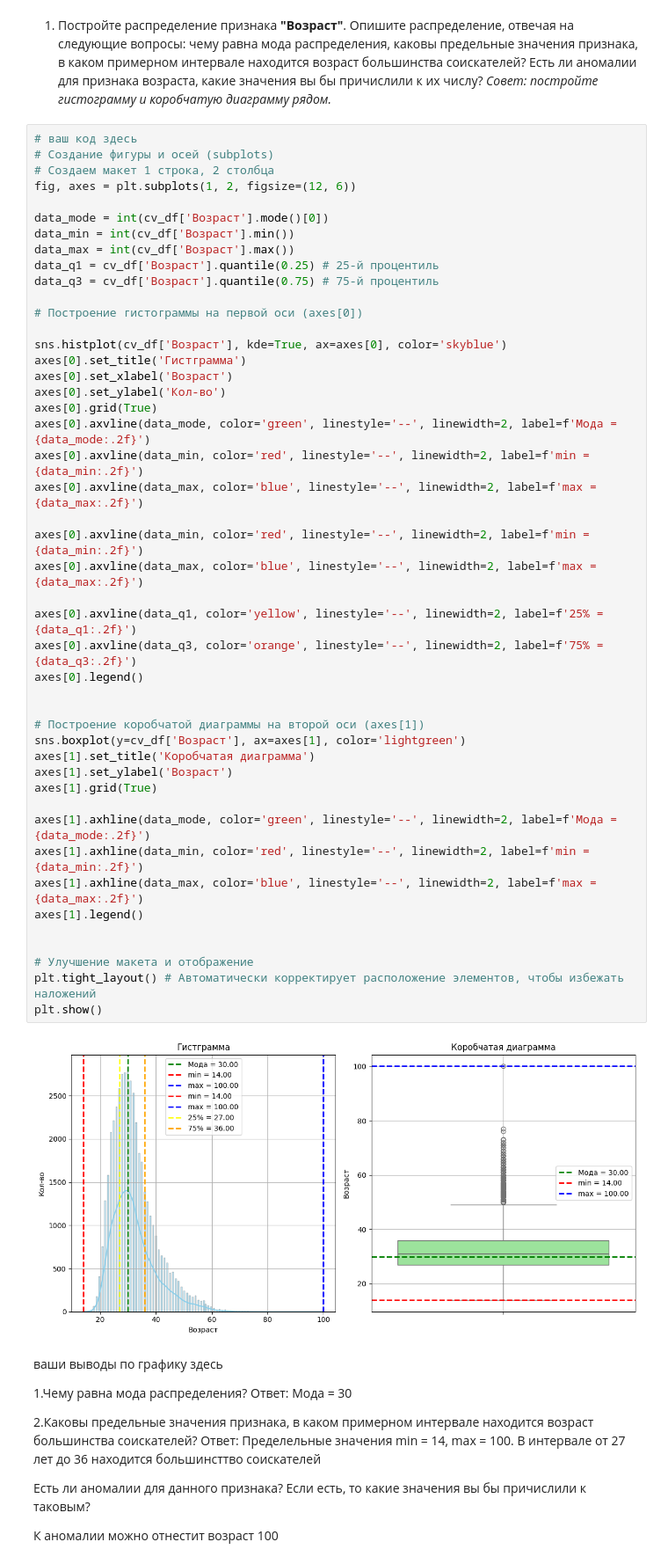
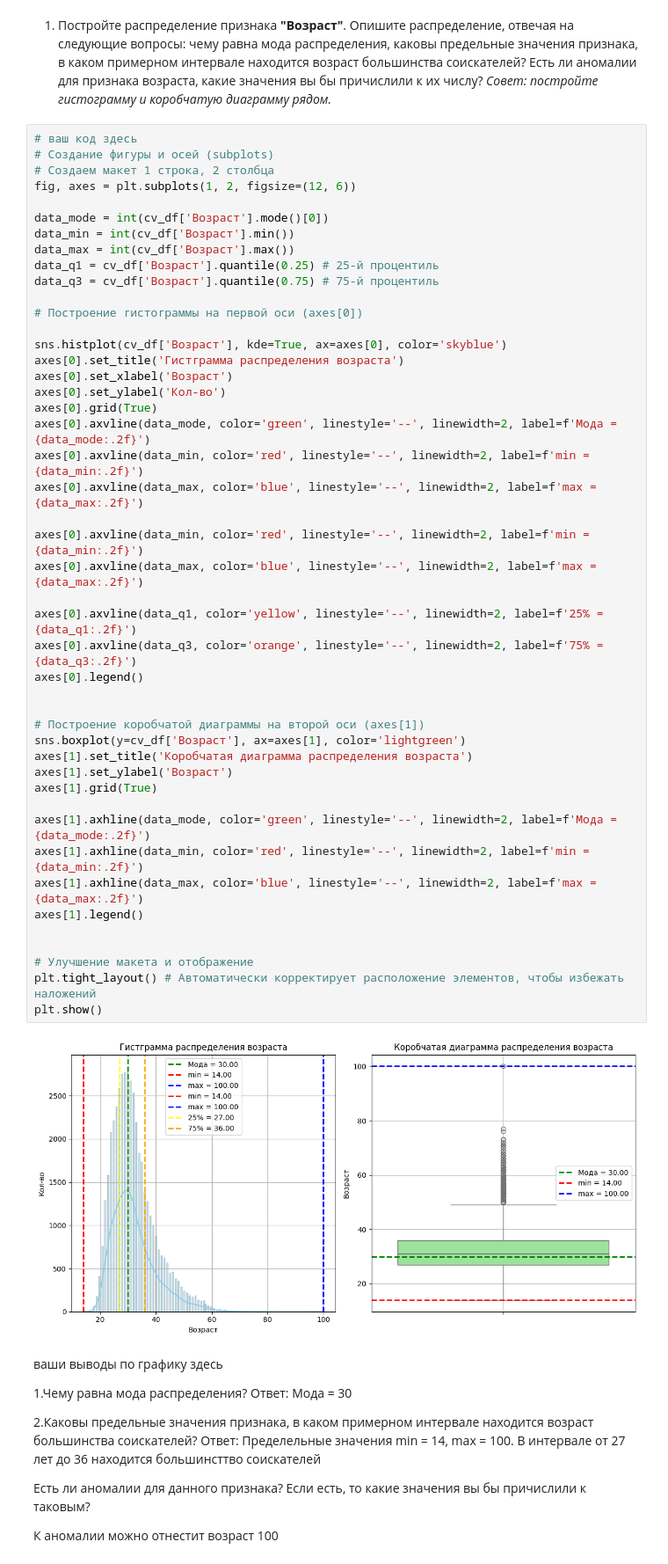
Before and after one commit to GDA-86/HH_PROJECT, a Jupyter notebook: Итоговое задание.ipynb, the cells around one changed output. Shown at 88% size. Drawn from its saved outputs; the diff is of its cells as text.

```diff
--- a/Итоговое задание.ipynb
+++ b/Итоговое задание.ipynb
@@ -648,39 +623,39 @@ data_q3 = cv_df['Возраст'].quantile(0.75) # 75-й процентиль
 # Построение гистограммы на первой оси (axes[0])
 
 sns.histplot(cv_df['Возраст'], kde=True, ax=axes[0], color='skyblue')
-axes[0].set_title('Гистграмма')
+axes[0].set_title('Гистграмма распределения возраста')
 axes[0].set_xlabel('Возраст')
 axes[0].set_ylabel('Кол-во')
 axes[0].grid(True)
 axes[0].axvline(data_mode, color='green', linestyle='--', linewidth=2, label=f'Мода = {data_mode:.2f}')
 axes[0].axvline(data_min, color='red', linestyle='--', linewidth=2, label=f'min = {data_min:.2f}')
 axes[0].axvline(data_max, color='blue', linestyle='--', linewidth=2, label=f'max = {data_max:.2f}')
 
 axes[0].axvline(data_min, color='red', linestyle='--', linewidth=2, label=f'min = {data_min:.2f}')
 axes[0].axvline(data_max, color='blue', linestyle='--', linewidth=2, label=f'max = {data_max:.2f}')
 
 axes[0].axvline(data_q1, color='yellow', linestyle='--', linewidth=2, label=f'25% = {data_q1:.2f}')
 axes[0].axvline(data_q3, color='orange', linestyle='--', linewidth=2, label=f'75% = {data_q3:.2f}')
 axes[0].legend()
 
 
 # Построение коробчатой диаграммы на второй оси (axes[1])
 sns.boxplot(y=cv_df['Возраст'], ax=axes[1], color='lightgreen')
-axes[1].set_title('Коробчатая диаграмма')
+axes[1].set_title('Коробчатая диаграмма распределения возраста')
 axes[1].set_ylabel('Возраст')
 axes[1].grid(True)
 
 axes[1].axhline(data_mode, color='green', linestyle='--', linewidth=2, label=f'Мода = {data_mode:.2f}')
 axes[1].axhline(data_min, color='red', linestyle='--', linewidth=2, label=f'min = {data_min:.2f}')
 axes[1].axhline(data_max, color='blue', linestyle='--', linewidth=2, label=f'max = {data_max:.2f}')
 axes[1].legend()
 
 
 # Улучшение макета и отображение
 plt.tight_layout() # Автоматически корректирует расположение элементов, чтобы избежать наложений
 plt.show()
 # %% [output]
-[figure, old version]
+[figure, new version]
 # %% [markdown]
 ваши выводы по графику здесь
 
```
Also changed, not shown: parts of 26 cells of this notebook.
